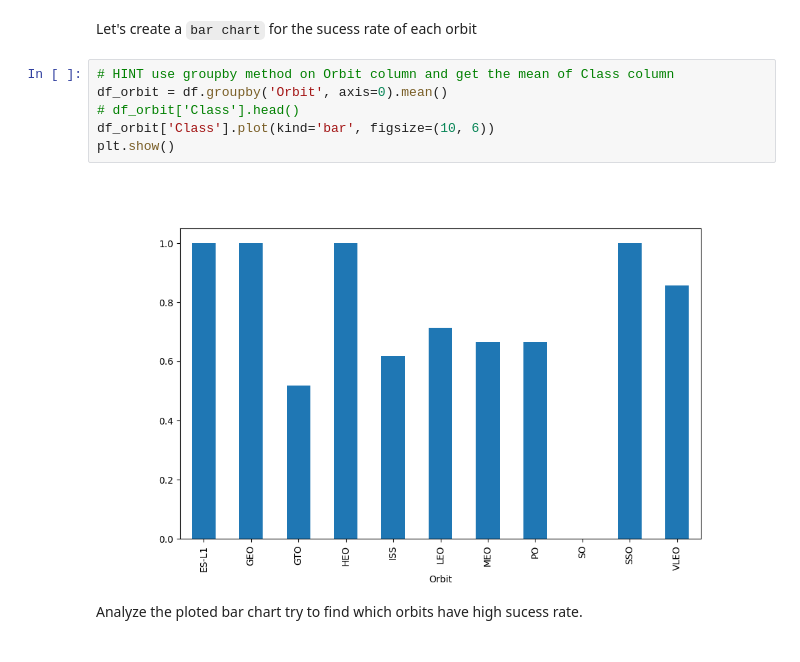
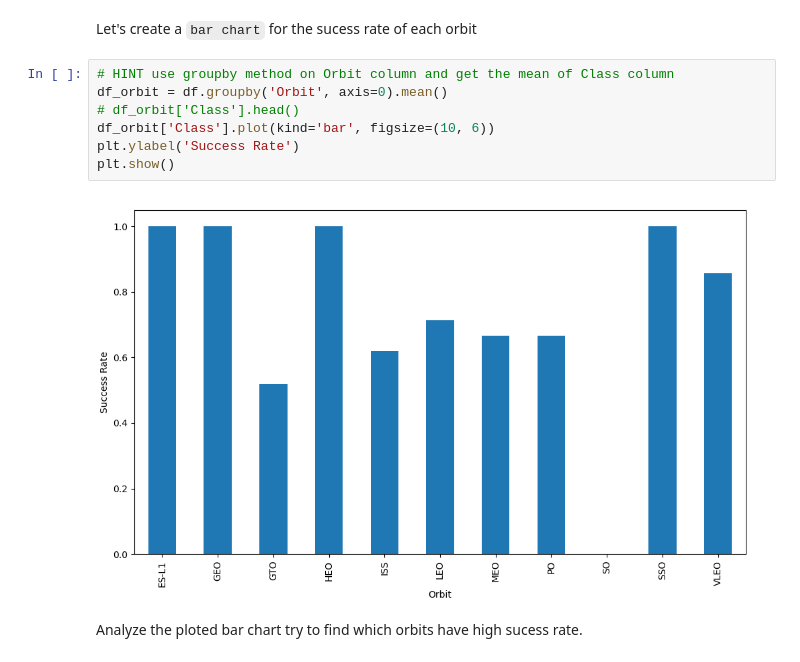
Before and after one commit to tperezdevelopment/Applied-Data-Science-Capstone, a Jupyter notebook: EDA with Data Visualization.ipynb, the cells around one changed output. Drawn from its saved outputs; the diff is of its cells as text.

```diff
--- a/EDA with Data Visualization.ipynb
+++ b/EDA with Data Visualization.ipynb
@@ -125,11 +125,12 @@ Let's create a `bar chart` for the sucess rate of each orbit
 # %%
 # HINT use groupby method on Orbit column and get the mean of Class column
 df_orbit = df.groupby('Orbit', axis=0).mean()
 # df_orbit['Class'].head()
 df_orbit['Class'].plot(kind='bar', figsize=(10, 6))
+plt.ylabel('Success Rate')
 plt.show()
 # %% [output]
-[figure, old version]
+[figure, new version]
 # %% [markdown]
 Analyze the ploted bar chart try to find which orbits have high sucess rate.
 # %%
```
Also changed, not shown: parts of 3 cells of this notebook, 5 other files.
